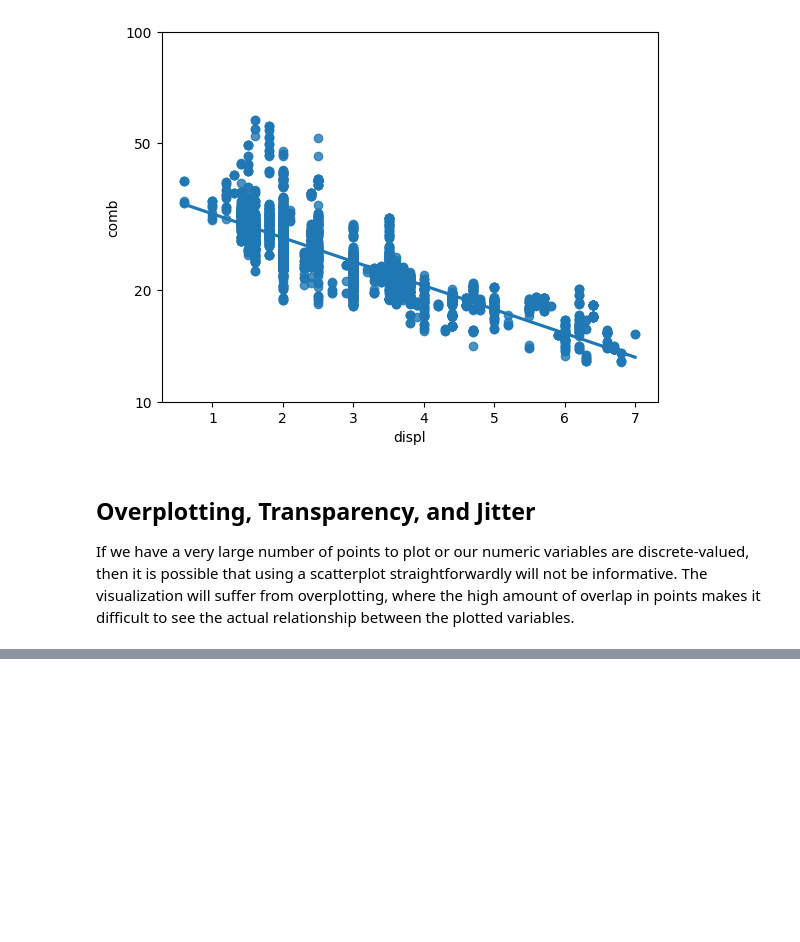
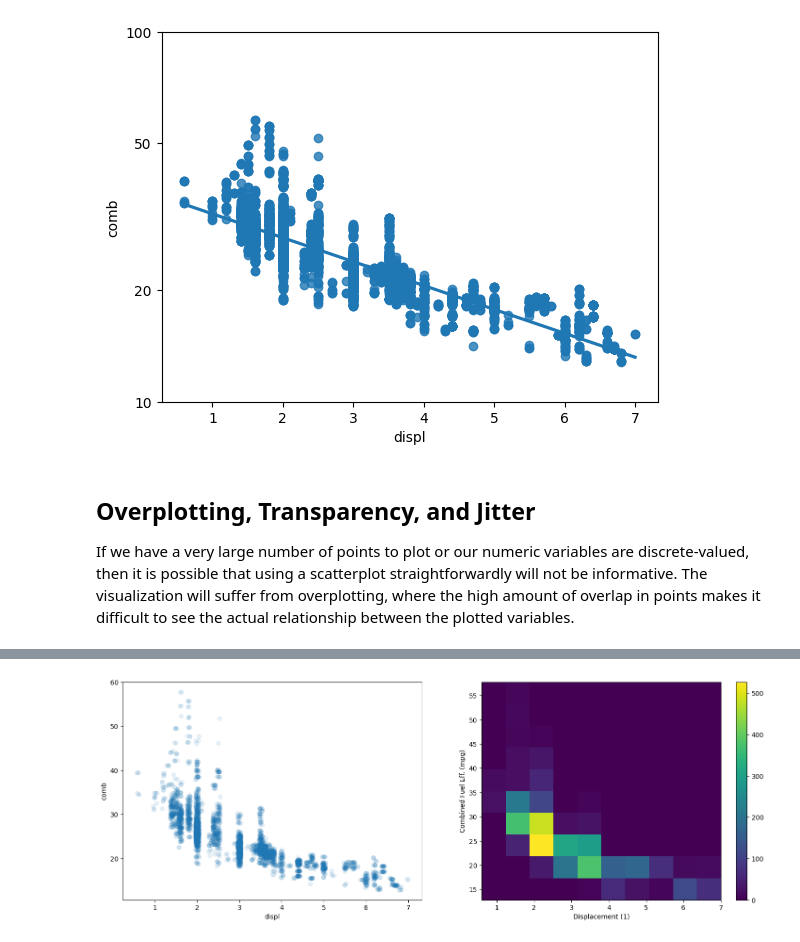
Before and after one commit to sondosaabed/Data-Visualization-with-Matplotlib-and-Seaborn, a Jupyter notebook: L4-Bivariate-Exploration-of-Data/L4-Bivariate-Exploration-of-Data.ipynb, the cells around one changed output, grey strips where cells are left out. Drawn from its saved outputs; the diff is of its cells as text; code cells hidden in the pictures; blank space fills up the shorter version.

```diff
--- a/L4-Bivariate-Exploration-of-Data/L4-Bivariate-Exploration-of-Data.ipynb
+++ b/L4-Bivariate-Exploration-of-Data/L4-Bivariate-Exploration-of-Data.ipynb
@@ -99,0 +109,15 @@ plt.scatter(data=df, x='year', y='comb', alpha=1/20);
+# %%
+fig, (ax1, ax2) = plt.subplots(1, 2, figsize=(18, 6))
+# PLOT ON LEFT: SEABORN
+sns.regplot(data =df, x='displ', y='comb', x_jitter=0.04, scatter_kws={'alpha':1/10}, fit_reg=False, ax=ax1)
+plt.xlabel('Displacement (1)')
+plt.ylabel('Combined Fuel Eff. (mpg)');
+
+# PLOT ON RIGHT: PYPLOT
+plt.subplot(1, 2, 2)
+plt.hist2d(data=df, x='displ', y='comb')
+plt.colorbar()
+plt.xlabel('Displacement (1)')
+plt.ylabel('Combined Fuel Eff. (mpg)');
+# %% [output]
+[figure, added]
```
Also changed, not shown: parts of 8 cells of this notebook.
